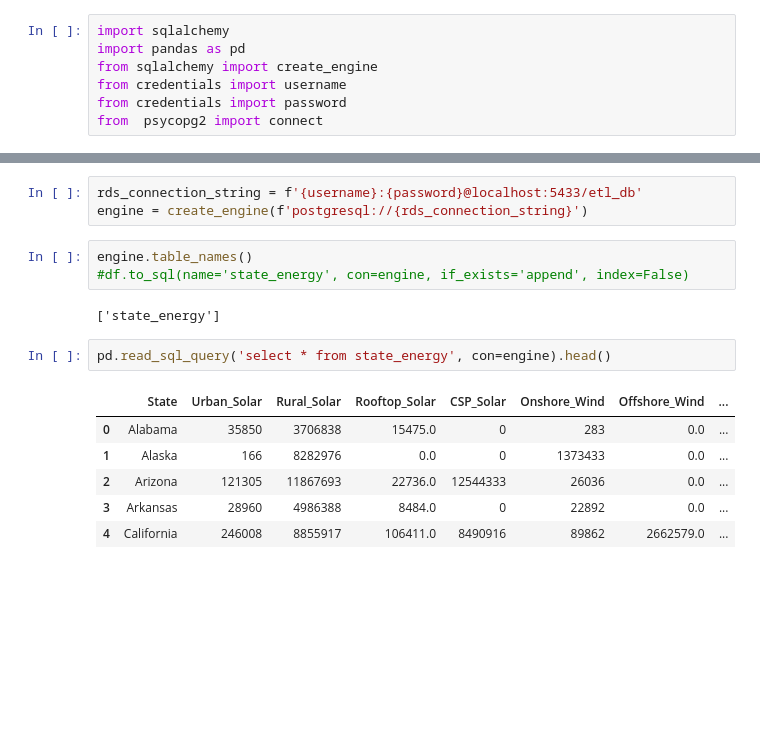
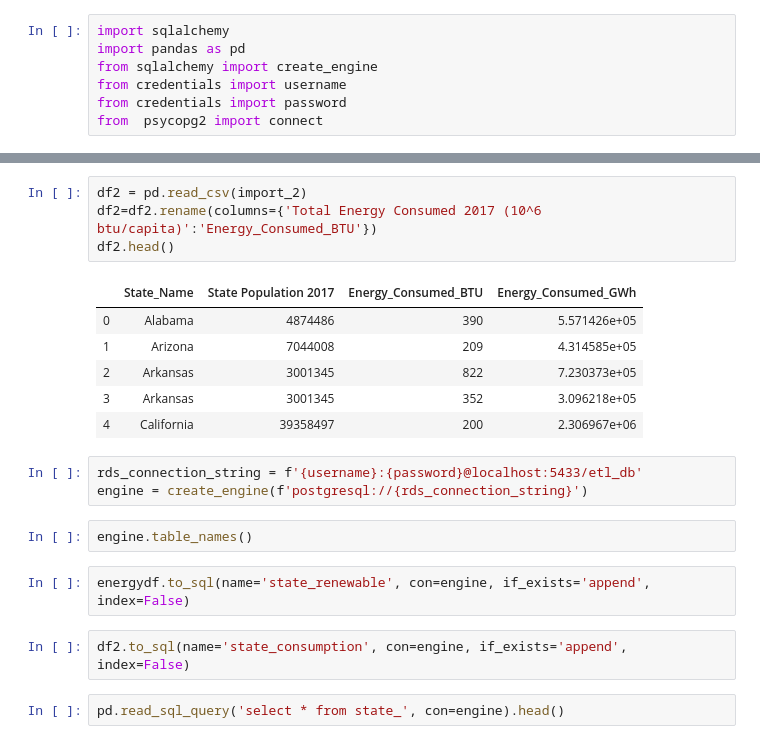
Before and after one commit to alimmemon/ETL_Project, a Jupyter notebook: ToDatabase.ipynb, the cells around one changed output, grey strips where cells are left out. Saved outputs shown, nothing was run; the diff lists cells and outputs as text; blank space fills up the shorter version.

```diff
--- a/ToDatabase.ipynb
+++ b/ToDatabase.ipynb
@@ -19,17 +36,22 @@ df.head()
+# %%
+df2 = pd.read_csv(import_2)
+df2=df2.rename(columns={'Total Energy Consumed 2017 (10^6 btu/capita)':'Energy_Consumed_BTU'})
+df2.head()
+# %% [output]
+|  | State_Name | State Population 2017 | Energy_Consumed_BTU | Energy_Consumed_GWh |
+| 0 | Alabama | 4874486 | 390 | 5.571426e+05 |
+| 1 | Arizona | 7044008 | 209 | 4.314585e+05 |
+| 2 | Arkansas | 3001345 | 822 | 7.230373e+05 |
+| 3 | Arkansas | 3001345 | 352 | 3.096218e+05 |
+| 4 | California | 39358497 | 200 | 2.306967e+06 |
 # %%
 rds_connection_string = f'{username}:{password}@localhost:5433/etl_db'
 engine = create_engine(f'postgresql://{rds_connection_string}')
+# %%
+engine.table_names()
 # %%
-engine.table_names()
-#df.to_sql(name='state_energy', con=engine, if_exists='append', index=False)
+energydf.to_sql(name='state_renewable', con=engine, if_exists='append', index=False)
-# %% [output]
-['state_energy']
+# %%
+df2.to_sql(name='state_consumption', con=engine, if_exists='append', index=False)
 # %%
-pd.read_sql_query('select * from state_energy', con=engine).head()
+pd.read_sql_query('select * from state_', con=engine).head()
-# %% [output]
-|  | State | Urban_Solar | Rural_Solar | Rooftop_Solar | CSP_Solar | Onshore_Wind | Offshore_Wind | ... |
-| 0 | Alabama | 35850 | 3706838 | 15475.0 | 0 | 283 | 0.0 | ... |
-| 1 | Alaska | 166 | 8282976 | 0.0 | 0 | 1373433 | 0.0 | ... |
-| 2 | Arizona | 121305 | 11867693 | 22736.0 | 12544333 | 26036 | 0.0 | ... |
-| 3 | Arkansas | 28960 | 4986388 | 8484.0 | 0 | 22892 | 0.0 | ... |
-| 4 | California | 246008 | 8855917 | 106411.0 | 8490916 | 89862 | 2662579.0 | ... |
```
Also changed, not shown: parts of 2 cells of this notebook, 7 other files.
